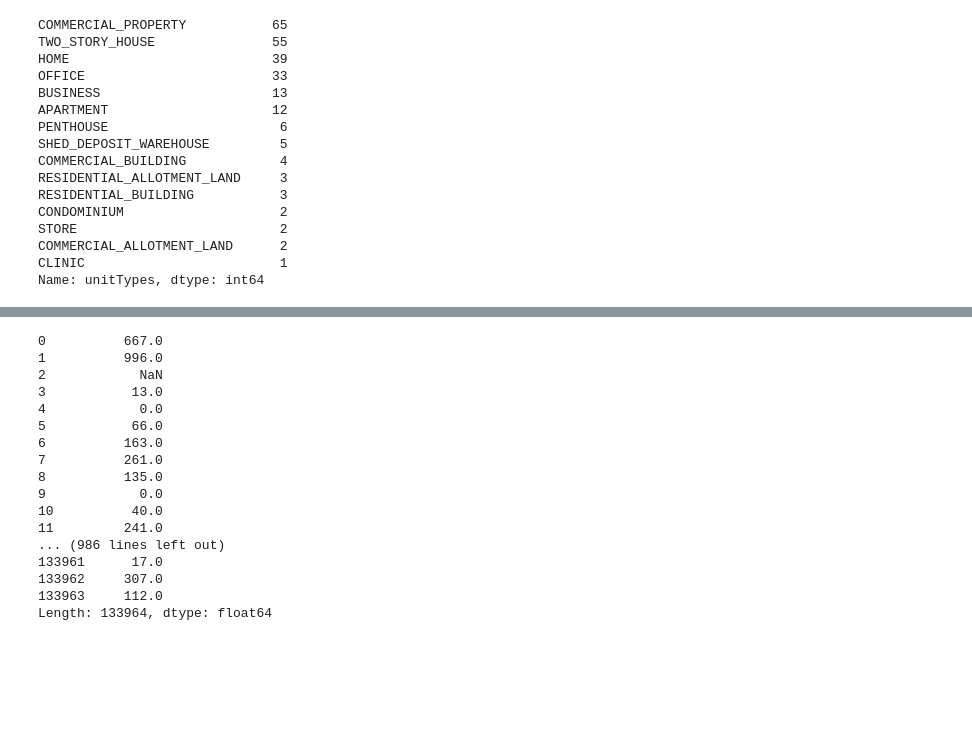
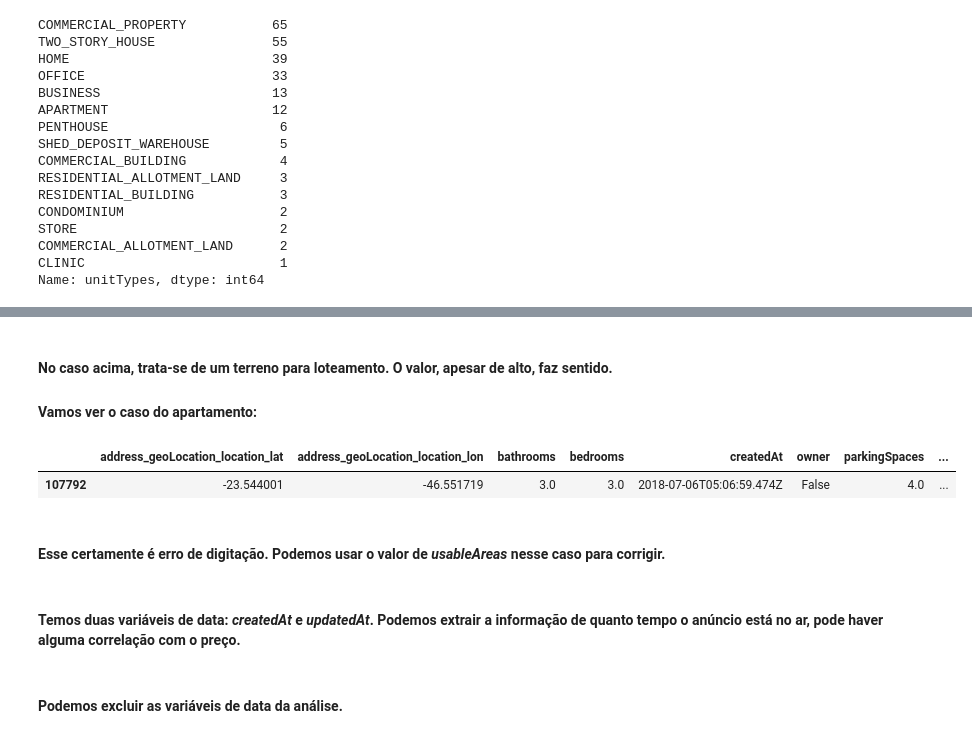
Before and after one commit to fbarscevicius/grupo-zap-ds-challenge, a Jupyter notebook: code/grupo_zap_challenge.ipynb, the cells around one changed output, grey strips where cells are left out. Saved outputs shown, nothing was run; the diff lists cells and outputs as text; code cells hidden in the pictures; blank space fills up the shorter version.

```diff
--- a/code/grupo_zap_challenge.ipynb
+++ b/code/grupo_zap_challenge.ipynb
@@ -359,0 +419,10 @@ Name: unitTypes, dtype: int64
+# %% [markdown]
+#### No caso acima, trata-se de um terreno para loteamento. O valor, apesar de alto, faz sentido.
+#### Vamos ver o caso do apartamento:
+# %%
+df_train[df_train.totalAreas > (max(df_train.totalAreas) * 0.8)]
+# %% [output]
+|  | address_geoLocation_location_lat | address_geoLocation_location_lon | bathrooms | bedrooms | createdAt | owner | parkingSpaces | ... |
+| 107792 | -23.544001 | -46.551719 | 3.0 | 3.0 | 2018-07-06T05:06:59.474Z | False | 4.0 | ... |
+# %% [markdown]
+#### Esse certamente é erro de digitação. Podemos usar o valor de *usableAreas* nesse caso para corrigir.
@@ -360,20 +431,6 @@ Name: unitTypes, dtype: int64
+# %% [markdown]
+#### Temos duas variáveis de data: *createdAt* e *updatedAt*. Podemos extrair a informação de quanto tempo o anúncio está no ar, pode haver alguma correlação com o preço.
 # %%
-(pd.to_datetime(df_train.updatedAt, errors='coerce').dt.date - pd.to_datetime(df_train.createdAt, errors='coerce').dt.date).dt.days
+df_train['publicationAge'] = (pd.to_datetime(df_train.updatedAt, errors='coerce').dt.date - pd.to_datetime(df_train.createdAt, errors='coerce').dt.date).dt.days
-# %% [output]
-0          667.0
-1          996.0
-2            NaN
-3           13.0
-4            0.0
-5           66.0
-6          163.0
-7          261.0
-8          135.0
-9            0.0
-10          40.0
-11         241.0
-... (986 lines left out)
-133961      17.0
-133962     307.0
-133963     112.0
-Length: 133964, dtype: float64
+# %% [markdown]
+#### Podemos excluir as variáveis de data da análise.
```
Also changed, not shown: parts of 14 cells of this notebook.
